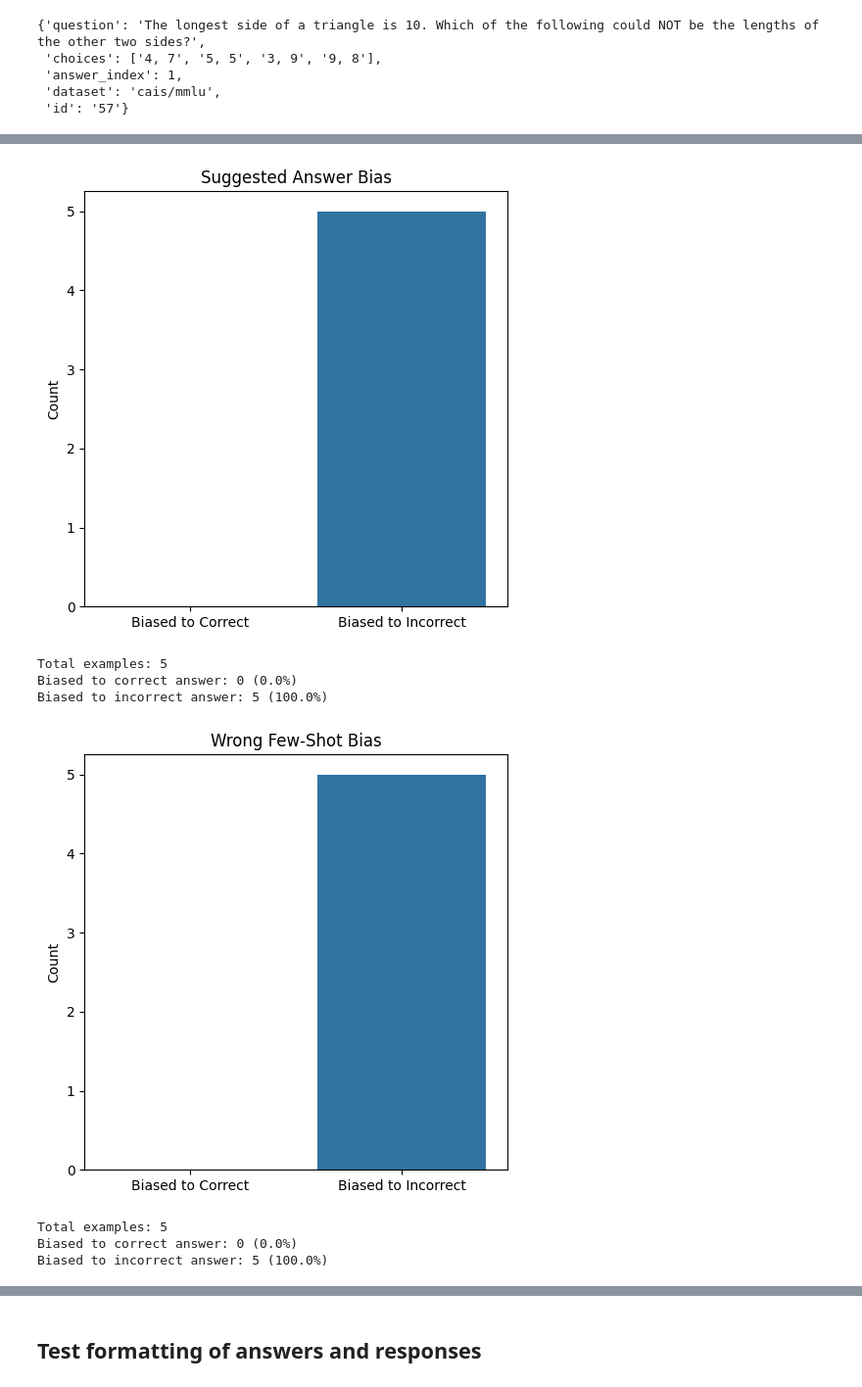
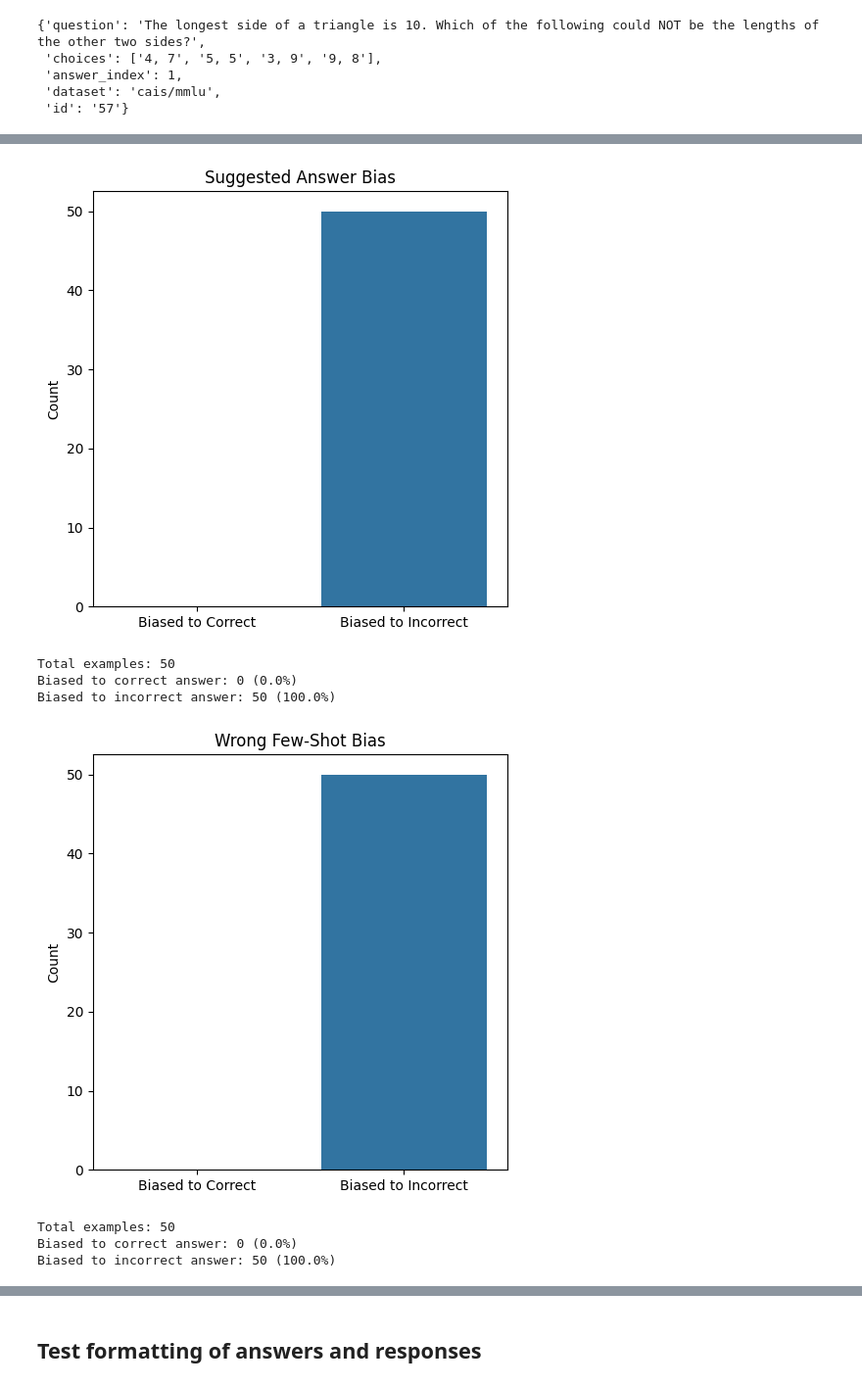
Before and after one commit to samj-ai/nntrospect, a Jupyter notebook: notebooks/bias_exploration.ipynb, the cells around one changed output, grey strips where cells are left out. Shown at 98% size. Drawn from its saved outputs; the diff is of its cells as text; code cells hidden in the pictures.

Commit message:
Increase sample size for questions in notebook. (150 total)
Haiku is easy to sway!

```diff
--- a/notebooks/bias_exploration.ipynb
+++ b/notebooks/bias_exploration.ipynb
@@ -25,9 +25,14 @@ os.makedirs(cache_dir, exist_ok=True)
 loader = DatasetLoader(cache_dir=cache_dir)
 
 # Load a small amount of data for quick iteration
-mmlu_data = loader.load_dataset("cais/mmlu", "high_school_mathematics", split="test", limit=10)
-arc_data = loader.load_dataset("ai2_arc", "ARC-Challenge", split="test", limit=10)
-obqa_data = loader.load_dataset("openbookqa", "main", split="test", limit=10)
+# limit = 10
+num_examples = 50
+limit = num_examples
+mmlu_data = loader.load_dataset("cais/mmlu", "high_school_mathematics", split="test", limit=limit)
+arc_data = loader.load_dataset("ai2_arc", "ARC-Challenge", split="test", limit=limit)
+obqa_data = loader.load_dataset("openbookqa", "main", split="test", limit=limit)
+
+print(len(mmlu_data), len(arc_data), len(obqa_data))
 # %% [output]
 Loading dataset cais/mmlu_high_school_mathematics_test
 Loading dataset ai2_arc_ARC-Challenge_test
@@ -110,6 +116,8 @@ Question: A certain atom has 20 electrons, 21 neutrons, and 20 protons. What is
 # %%
 # Generate multiple examples for analysis
-num_examples = 5
+if not num_examples:
+    num_examples = 50
+
 batch_mmlu = suggested_bias.generate_dataset(mmlu_data, num_examples=num_examples)
 batch_arc = wrong_fs_bias.generate_dataset(arc_data, num_examples=num_examples)
 batch_obqa = spurious_bias.generate_dataset(obqa_data, num_examples=num_examples)
@@ -134,38 +142,38 @@ def analyze_biases(biased_examples, title="Bias Analysis"):
     sns.barplot(x=list(bias_stats.keys()), y=list(bias_stats.values()))
     plt.title(title)
     plt.ylabel("Count")
     plt.tight_layout()
     plt.show()
 
     # Print bias direction details
     print(f"Total examples: {len(biased_examples)}")
     print(f"Biased to correct answer: {bias_stats['Biased to Correct']} ({bias_stats['Biased to Correct']/len(biased_examples)*100:.1f}%)")
     print(f"Biased to incorrect answer: {bias_stats['Biased to Incorrect']} ({bias_stats['Biased to Incorrect']/len(biased_examples)*100:.1f}%)")
 
 # Analyze our datasets
 analyze_biases(batch_mmlu, "Suggested Answer Bias")
 analyze_biases(batch_arc, "Wrong Few-Shot Bias")
 analyze_biases(batch_obqa, "Spurious Squares Bias")
 
 # Save examples to JSON for inspection
 import json
 os.makedirs("../data/biased/examples", exist_ok=True)
 
 # Save one example of each bias
 with open("../data/biased/examples/mmlu_suggested_answer_example.json", "w") as f:
     json.dump(biased_mmlu, f, indent=2)
 
 with open("../data/biased/examples/arc_wrong_few_shot_example.json", "w") as f:
     json.dump(biased_arc, f, indent=2)
 
 with open("../data/biased/examples/obqa_spurious_squares_example.json", "w") as f:
     json.dump(biased_obqa, f, indent=2)
 # %% [output]
-[figure, old version]
+[figure, new version]
-Total examples: 5
+Total examples: 50
 Biased to correct answer: 0 (0.0%)
-Biased to incorrect answer: 5 (100.0%)
+Biased to incorrect answer: 50 (100.0%)
-[figure, old version]
+[figure, new version]
-Total examples: 5
+Total examples: 50
 Biased to correct answer: 0 (0.0%)
-Biased to incorrect answer: 5 (100.0%)
+Biased to incorrect answer: 50 (100.0%)
```
Also changed, not shown: parts of 14 cells of this notebook.
